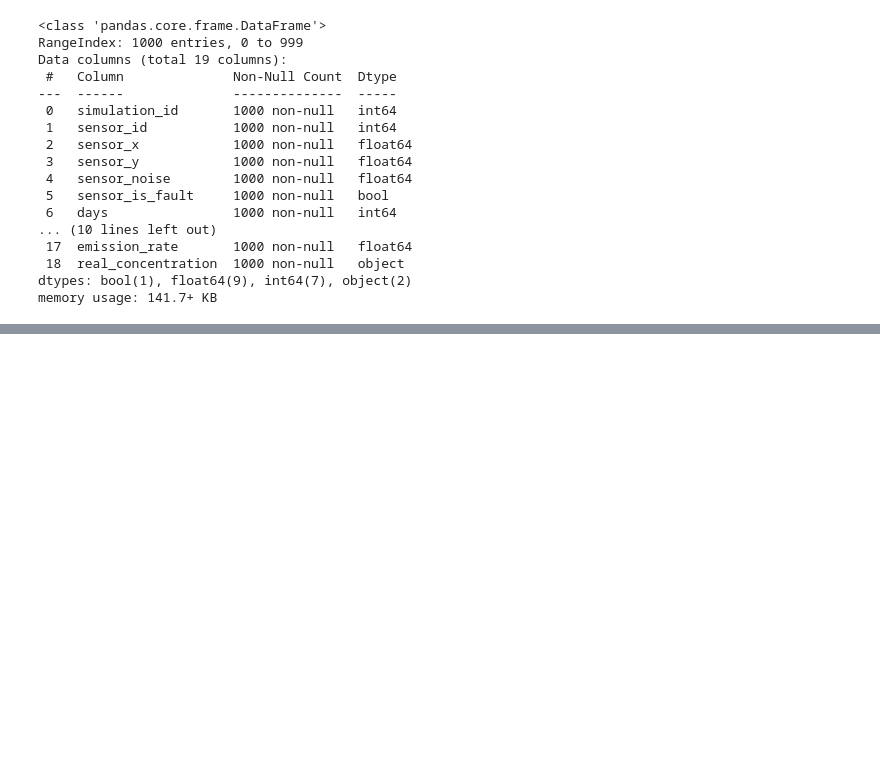
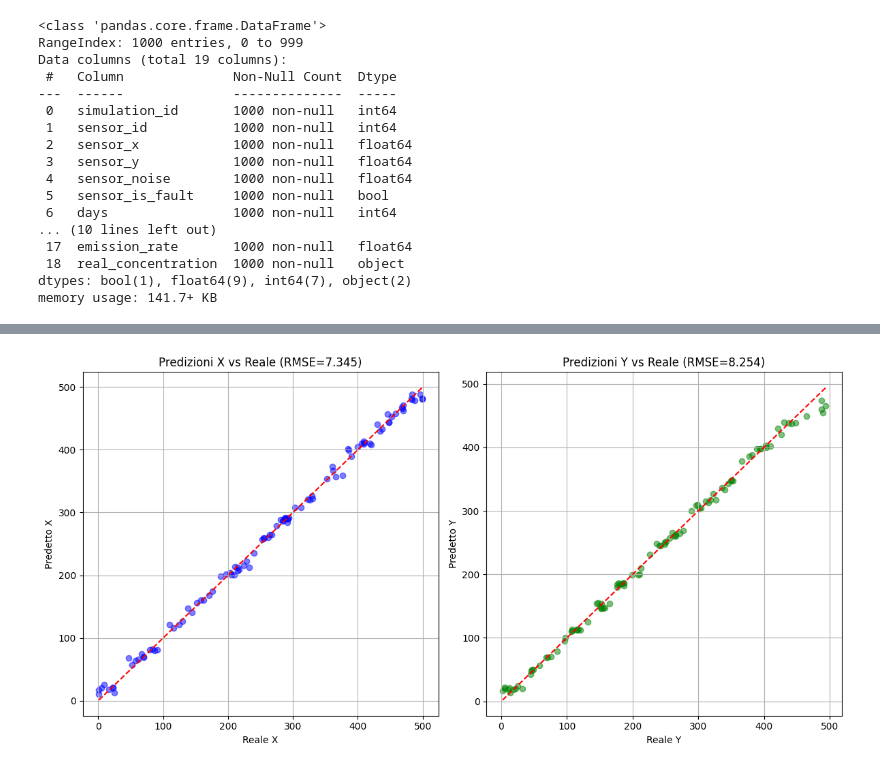
Before and after one commit to minicla03/PENTION, a Jupyter notebook: EmissionSouceLocalization/emission_source.ipynb, the cells around one changed output, grey strips where cells are left out. Cells and saved outputs as stored; diff of their text form; code cells hidden in the pictures; blank space fills up the shorter version.

```diff
--- a/EmissionSouceLocalization/emission_source.ipynb
+++ b/EmissionSouceLocalization/emission_source.ipynb
@@ -340,4 +519,4 @@ def rmse_multioutput(y_true, y_pred):
 rmse_scorer = make_scorer(rmse_multioutput, greater_is_better=False)
 
 # Target: X e Y della sorgente
-Y = dataset.set_index("series_id").loc[X_filtered.index, ["source_x", "source_y"]]
+Y = X_scaled[["source_x", "source_y"]]
@@ -459,0 +584,28 @@ Epoch 100 - Loss: 2270.6223
+# %%
+import matplotlib.pyplot as plt
+
+# Scatter plot complessivo
+plt.figure(figsize=(12,6))
+
+# X
+plt.subplot(1,2,1)
+plt.scatter(all_y_test_x, all_y_pred_x, alpha=0.5, color='blue')
+plt.plot([min(all_y_test_x), max(all_y_test_x)], [min(all_y_test_x), max(all_y_test_x)], 'r--')
+plt.xlabel("Reale X")
+plt.ylabel("Predetto X")
+plt.title(f"Predizioni X vs Reale (RMSE={np.mean(rmse_x_scores):.3f})")
+plt.grid(True)
+
+# Y
+plt.subplot(1,2,2)
+plt.scatter(all_y_test_y, all_y_pred_y, alpha=0.5, color='green')
+plt.plot([min(all_y_test_y), max(all_y_test_y)], [min(all_y_test_y), max(all_y_test_y)], 'r--')
+plt.xlabel("Reale Y")
+plt.ylabel("Predetto Y")
+plt.title(f"Predizioni Y vs Reale (RMSE={np.mean(rmse_y_scores):.3f})")
+plt.grid(True)
+
+plt.tight_layout()
+plt.show()
+# %% [output]
+[figure, added]
```
Also changed, not shown: parts of 17 cells of this notebook, 2 other files.
